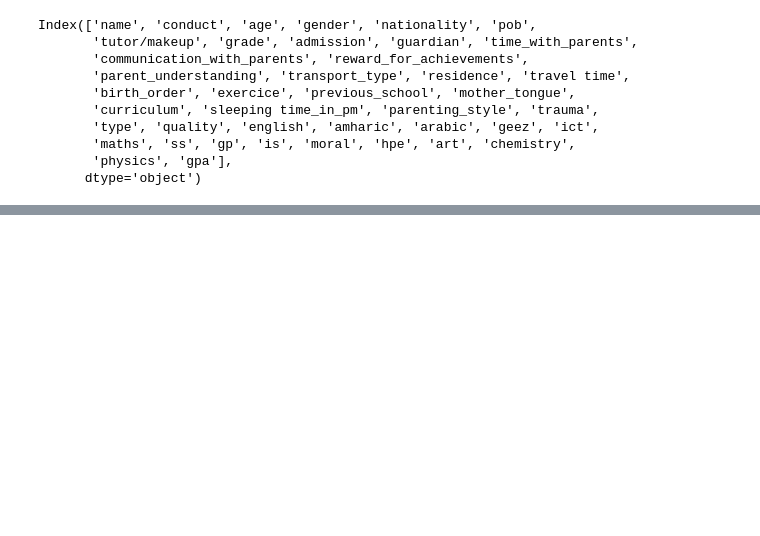
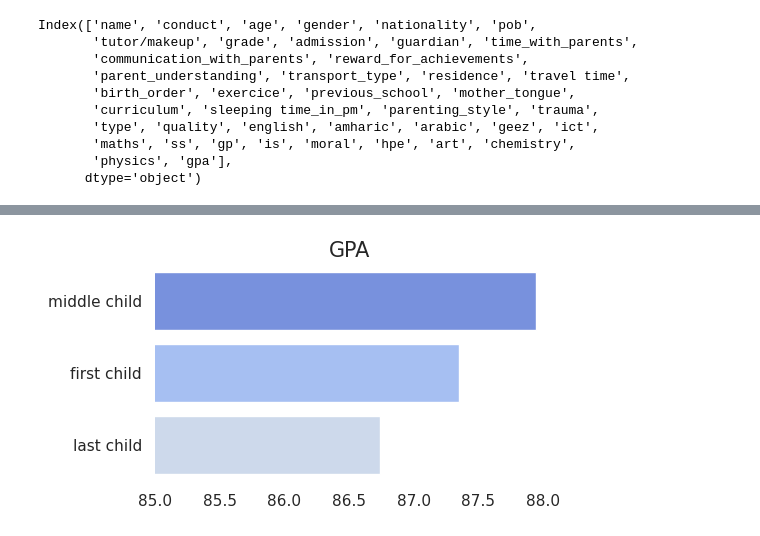
Before and after one commit to Ammon21/School-Data-Science-Project, a Jupyter notebook: notebooks/data_analysis.ipynb, the cells around one changed output, grey strips where cells are left out. Drawn from its saved outputs; the diff is of its cells as text; code cells hidden in the pictures; blank space fills up the shorter version.

```diff
--- a/notebooks/data_analysis.ipynb
+++ b/notebooks/data_analysis.ipynb
@@ -31,0 +134,4 @@ hs_filter = df_hs[['conduct', 'age', 'gender', 'grade', 'admission', 'birth_orde
+# %%
+legitbar(df, 'gpa', 'birth_order', 'GPA', 85, 88)
+# %% [output]
+[figure, added]
```
Also changed, not shown: parts of 23 cells of this notebook.
